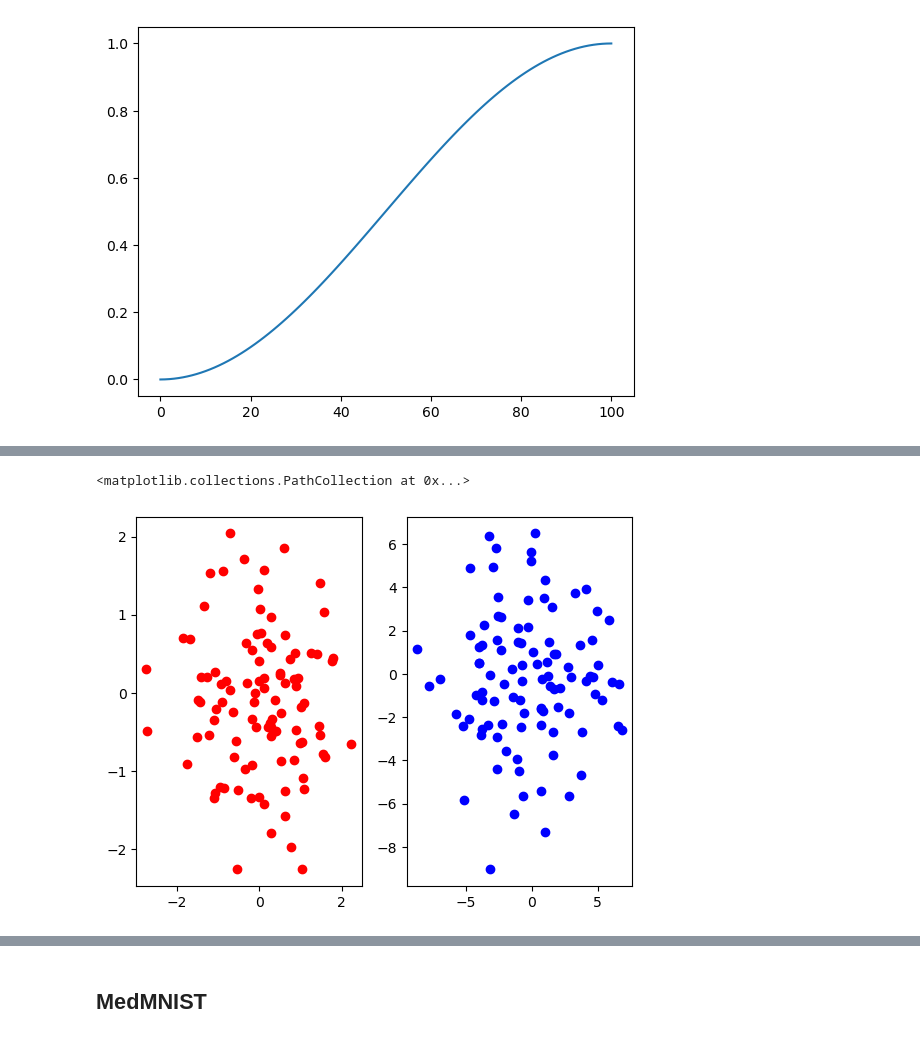
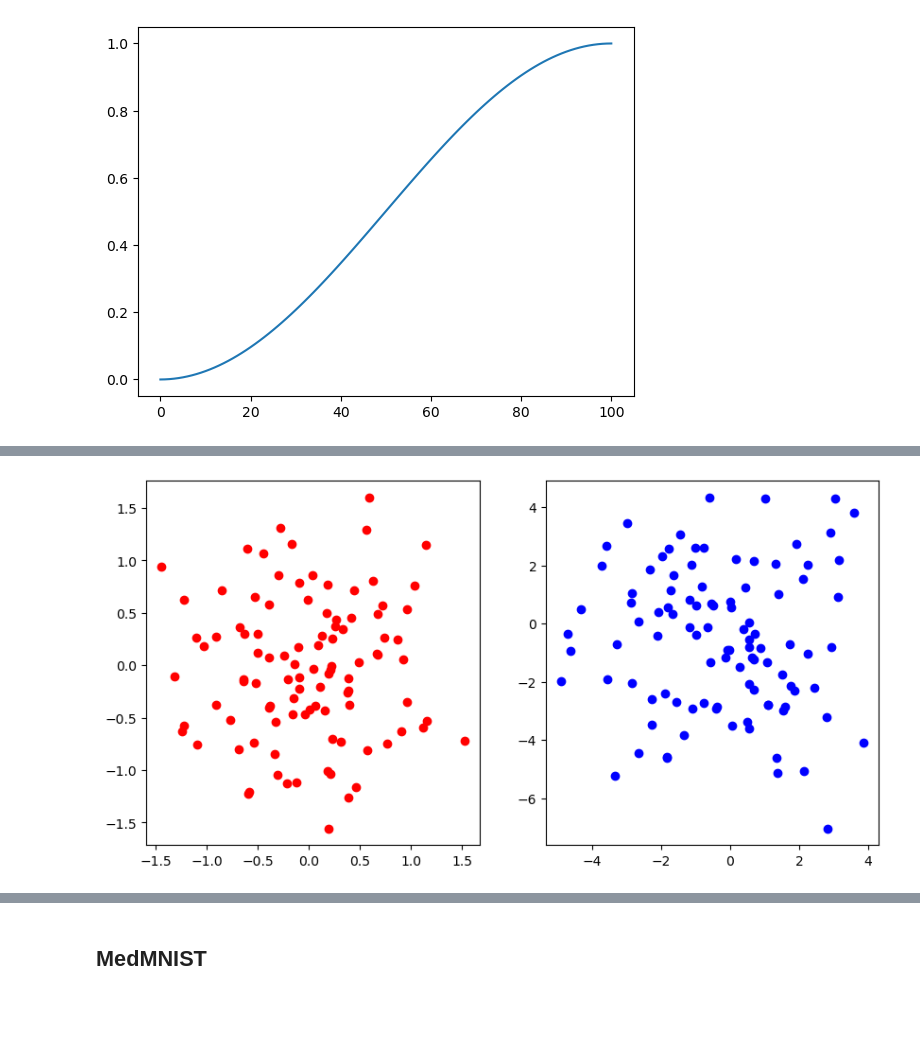
Before and after one commit to SolidusAbi/AnomalyDetection, a Jupyter notebook: notebooks/vae.ipynb, the cells around one changed output, grey strips where cells are left out. Cells and saved outputs as stored; diff of their text form; code cells hidden in the pictures; blank space fills up the shorter version.

```diff
--- a/notebooks/vae.ipynb
+++ b/notebooks/vae.ipynb
@@ -168,15 +194,18 @@ class VAE(nn.Module):
         conv_out_size = input_size // (2*2)
         self.encoder = nn.Sequential(
             nn.Conv2d(1,8, 3, stride=1, padding=1),
+            nn.BatchNorm2d(8),
             nn.Dropout2d(0.2),
             nn.ReLU(),
             nn.MaxPool2d(3, stride=2, padding=1),
             nn.Conv2d(8, 12, 3, stride=1, padding=1),
+            nn.BatchNorm2d(12),
             nn.Dropout2d(0.2),
             nn.ReLU(),
             nn.MaxPool2d(3, stride=2, padding=1),
             nn.Flatten(),
             nn.Linear(12*(conv_out_size**2), 128),
+            nn.BatchNorm1d(128),
             nn.Dropout(0.2),
             nn.ReLU(),
         )
@@ -185,13 +214,16 @@ class VAE(nn.Module):
 
         self.decoder = nn.Sequential(
             nn.Linear(latent_space, 128),
+            nn.BatchNorm1d(128),
             nn.Dropout(0.1),
             nn.ReLU(),
             nn.Linear(128, 12*(conv_out_size**2)),
             nn.Dropout(0.1),
             nn.ReLU(),
             nn.Unflatten(1, (12, conv_out_size, conv_out_size)),
+            nn.BatchNorm2d(12),
             nn.Conv2d(12, 8, 3, stride=1, padding=1),
+            nn.BatchNorm2d(8),
             nn.Dropout2d(0.1),
             nn.ReLU(),
             nn.Upsample(scale_factor=2),
@@ -285,14 +356,17 @@ plot_latent(model, train_loader, num_batches=1)
 # %%
-x, y = next(iter(train_loader))
-x_0 = x[torch.argwhere(y==0).squeeze()[0]].unsqueeze(0)
-x_1 = x[torch.argwhere(y==1).squeeze()[0]].unsqueeze(0)
+x, y = next(iter(test_loader))
+x_0 = x[torch.argwhere(y==0).squeeze()[150]].unsqueeze(0)
+x_1 = x[torch.argwhere(y==1).squeeze()[152]].unsqueeze(0)
 
 print(x_0.shape)
 
 plt.subplot(1,2,1)
 plt.imshow(x_0[0,0])
+plt.axis('off')
 plt.subplot(1,2,2)
 plt.imshow(x_1[0,0])
+plt.axis('off')
+plt.savefig('anomalies.png', bbox_inches='tight')
 # model.train()
 model.eval()
 z_0, z_1 = [], []
@@ -305,11 +379,12 @@ torch.Size([1, 1, 28, 28])
 # %%
+fig = plt.figure(figsize=(10,5))
 plt.subplot(1,2,1)
 plt.scatter(torch.cat(z_0)[:,0], torch.cat(z_0)[:,1], c='r')
 plt.subplot(1,2,2)
 plt.scatter(torch.cat(z_1)[:,0], torch.cat(z_1)[:,1], c='b')
+plt.savefig('anomalies_latent_sample.png', bbox_inches='tight')
 # %% [output]
-<matplotlib.collections.PathCollection at 0x...>
-[figure, old version]
+[figure, new version]
 # %%
 x = torch.cat([x_0, x_1]).to(device)
 print(x.shape)
```
Also changed, not shown: parts of 24 cells of this notebook.
